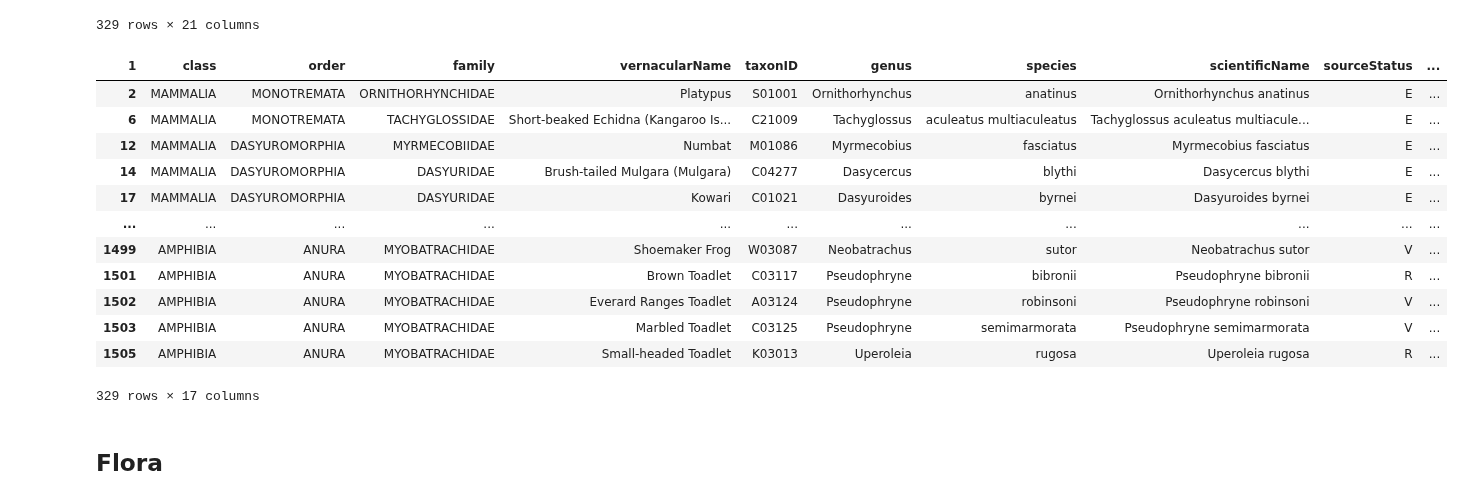
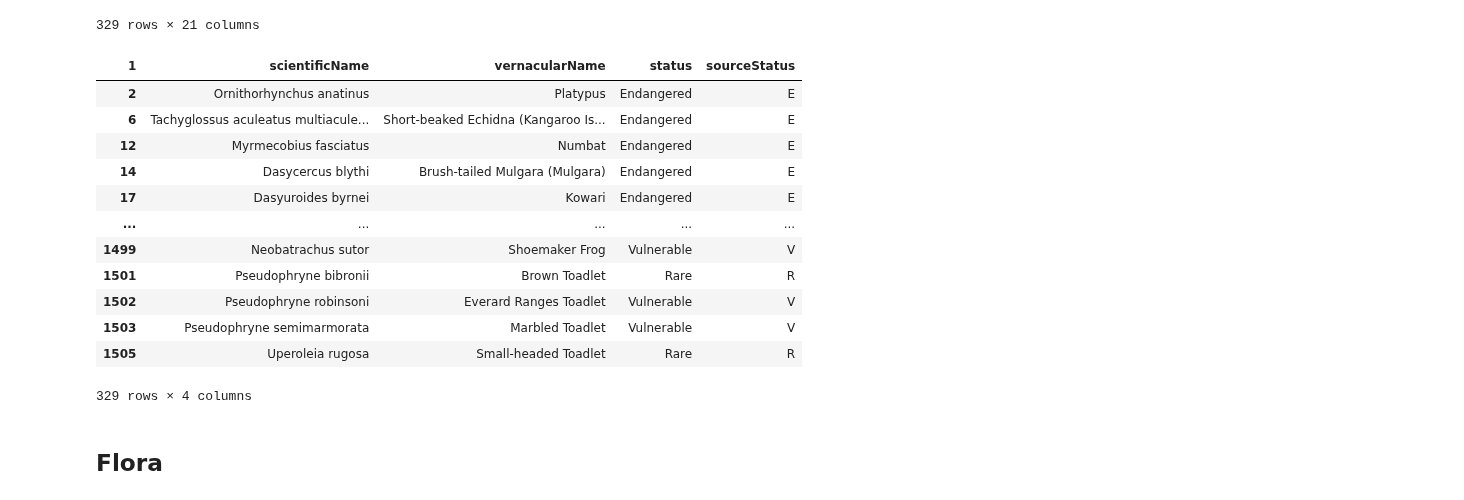
Before and after one commit to AtlasOfLivingAustralia/authoritative-lists, a Jupyter notebook: source-code/py-notebook/SA-conservation-sensitive.ipynb, the cells around one changed output. Saved outputs shown, nothing was run; the diff lists cells and outputs as text; code cells hidden in the pictures.

```diff
--- a/source-code/py-notebook/SA-conservation-sensitive.ipynb
+++ b/source-code/py-notebook/SA-conservation-sensitive.ipynb
@@ -142,41 +146,27 @@ See the caveats in the documentation: https://pandas.pydata.org/pandas-docs/stab
 329 rows × 21 columns
 # %%
 fauna = fauna.rename(columns=
-{
-    'CLASSNAME':'class',
-    'ORDERNAME':'order',
-    'FAMILYNAME':'family',
-    'COMMON NAME':'vernacularName',
-    'NSXCODE':'taxonID',
-    'GENUS':'genus',
-    'SP':'species',
+{   'COMMON NAME':'vernacularName',
     'SCIENTIFIC NAME':'scientificName',
-    'NPW ACT STATUS':'sourceStatus',
-    'NPW ACT STATUS COMMENTS':'npwActStatusComments',
-    'EPBC ACT STATUS':'epbcStatus',
-    'EPBC ACT STATUS COMMENTS':'epbcActStatusComments',
-    'OFFICIAL SPECIES COMMENTS':'taxonRemarks',
-    'DATE CREATED IN BDBSA':'bdbsaCreatedDate',
-    'DATE TAXONOMY MODIFIED IN BDBSA':'bdbsaModifiedDate',
-    'SPECIES AUTHOR':'scientificNameAuthorship',
-    'SUBSPECIES AUTHOR':'subspeciesAuthor'
+    'NPW ACT STATUS':'sourceStatus'
 })
-fauna.drop(['TEMPORARY TAXONOMIC SORT ORDER','SPECIESTYPE','INTRODUCED'],axis=1,inplace=True)
+fauna = fauna.loc[:, ['scientificName', 'vernacularName', 'status', 'sourceStatus']]
+# fauna.drop(['TEMPORARY TAXONOMIC SORT ORDER','SPECIESTYPE','INTRODUCED'],axis=1,inplace=True)
 fauna
 # %% [output]
-| 1 | class | order | family | vernacularName | taxonID | genus | species | scientificName | sourceStatus | ... |
-| 2 | MAMMALIA | MONOTREMATA | ORNITHORHYNCHIDAE | Platypus | S01001 | Ornithorhynchus | anatinus | Ornithorhynchus anatinus | E | ... |
-| 6 | MAMMALIA | MONOTREMATA | TACHYGLOSSIDAE | Short-beaked Echidna (Kangaroo Is... | C21009 | Tachyglossus | aculeatus multiaculeatus | Tachyglossus aculeatus multiacule... | E | ... |
-| 12 | MAMMALIA | DASYUROMORPHIA | MYRMECOBIIDAE | Numbat | M01086 | Myrmecobius | fasciatus | Myrmecobius fasciatus | E | ... |
-| 14 | MAMMALIA | DASYUROMORPHIA | DASYURIDAE | Brush-tailed Mulgara (Mulgara) | C04277 | Dasycercus | blythi | Dasycercus blythi | E | ... |
-| 17 | MAMMALIA | DASYUROMORPHIA | DASYURIDAE | Kowari | C01021 | Dasyuroides | byrnei | Dasyuroides byrnei | E | ... |
-| ... | ... | ... | ... | ... | ... | ... | ... | ... | ... | ... |
-| 1499 | AMPHIBIA | ANURA | MYOBATRACHIDAE | Shoemaker Frog | W03087 | Neobatrachus | sutor | Neobatrachus sutor | V | ... |
-| 1501 | AMPHIBIA | ANURA | MYOBATRACHIDAE | Brown Toadlet | C03117 | Pseudophryne | bibronii | Pseudophryne bibronii | R | ... |
-| 1502 | AMPHIBIA | ANURA | MYOBATRACHIDAE | Everard Ranges Toadlet | A03124 | Pseudophryne | robinsoni | Pseudophryne robinsoni | V | ... |
-| 1503 | AMPHIBIA | ANURA | MYOBATRACHIDAE | Marbled Toadlet | C03125 | Pseudophryne | semimarmorata | Pseudophryne semimarmorata | V | ... |
-| 1505 | AMPHIBIA | ANURA | MYOBATRACHIDAE | Small-headed Toadlet | K03013 | Uperoleia | rugosa | Uperoleia rugosa | R | ... |
+| 1 | scientificName | vernacularName | status | sourceStatus |
+| 2 | Ornithorhynchus anatinus | Platypus | Endangered | E |
+| 6 | Tachyglossus aculeatus multiacule... | Short-beaked Echidna (Kangaroo Is... | Endangered | E |
+| 12 | Myrmecobius fasciatus | Numbat | Endangered | E |
+| 14 | Dasycercus blythi | Brush-tailed Mulgara (Mulgara) | Endangered | E |
+| 17 | Dasyuroides byrnei | Kowari | Endangered | E |
+| ... | ... | ... | ... | ... |
+| 1499 | Neobatrachus sutor | Shoemaker Frog | Vulnerable | V |
+| 1501 | Pseudophryne bibronii | Brown Toadlet | Rare | R |
+| 1502 | Pseudophryne robinsoni | Everard Ranges Toadlet | Vulnerable | V |
+| 1503 | Pseudophryne semimarmorata | Marbled Toadlet | Vulnerable | V |
+| 1505 | Uperoleia rugosa | Small-headed Toadlet | Rare | R |
-329 rows × 17 columns
+329 rows × 4 columns
 # %% [markdown]
 ## Flora
 # %%
```
Also changed, not shown: parts of 26 cells of this notebook, 16 other files.
